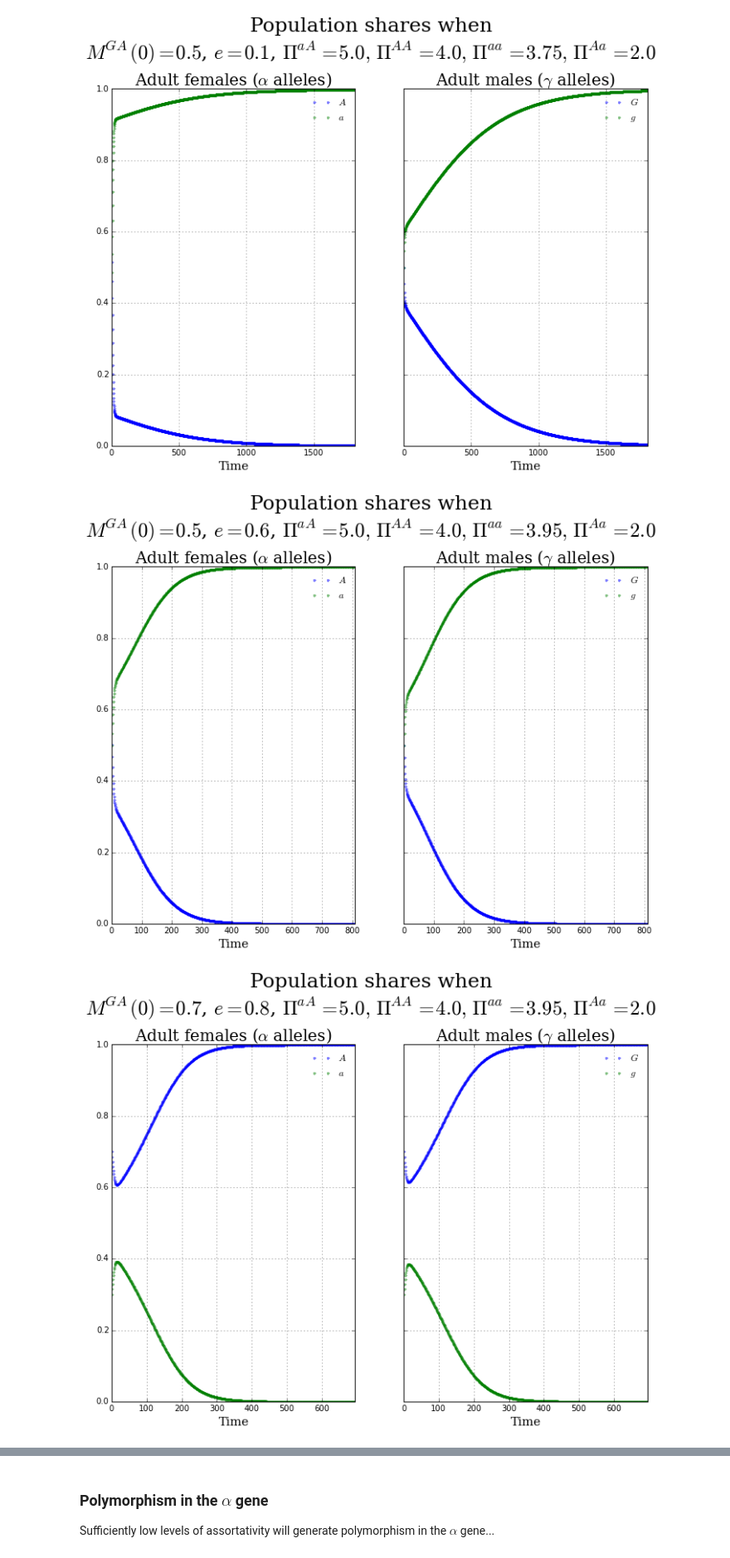
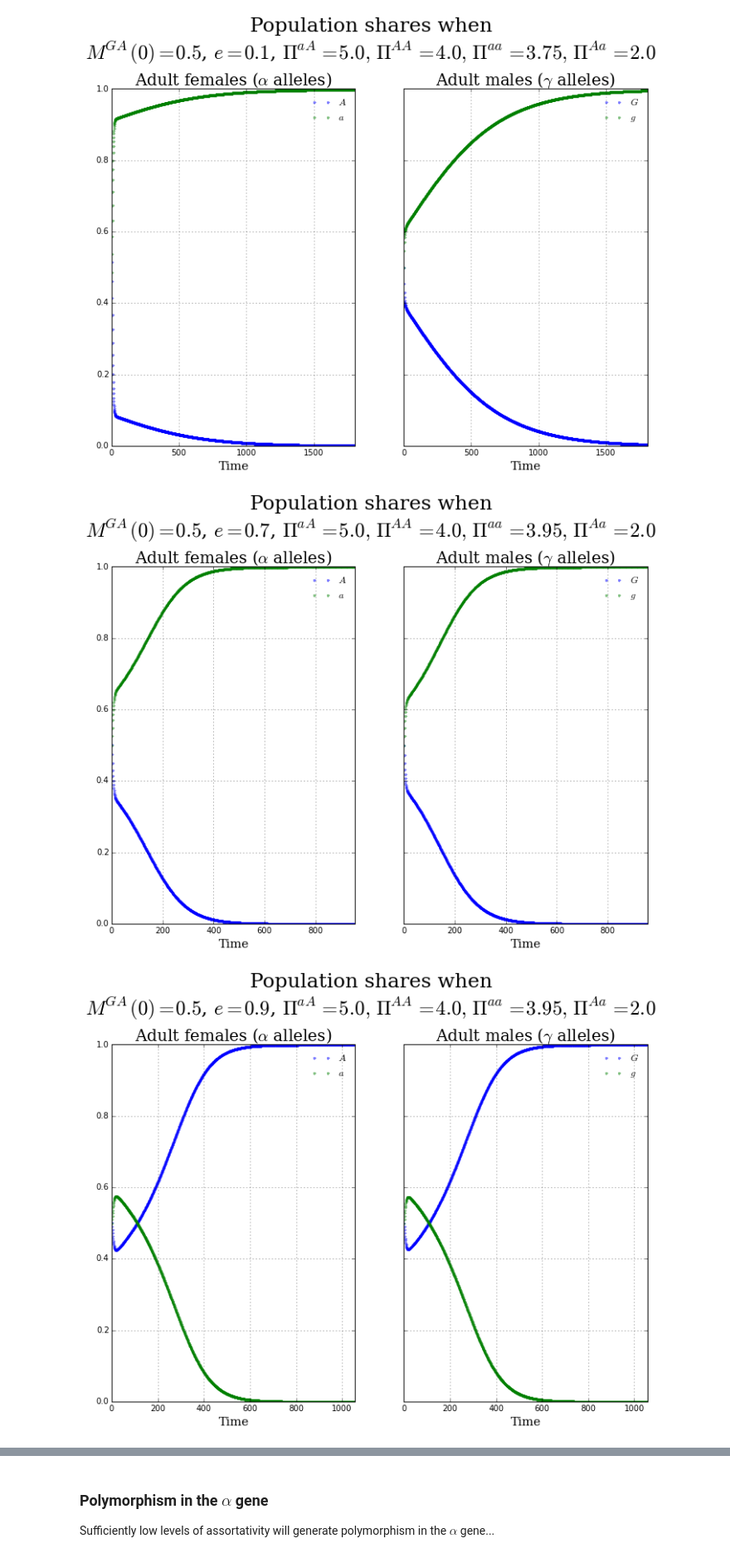
Before and after one commit to davidrpugh/population-ecology-approach, a Jupyter notebook: src/Wright-Bergstrom.ipynb, the cells around one changed output, grey strips where cells are left out. Shown at 83% size. Cells and saved outputs as stored; diff of their text form; code cells hidden in the pictures.

```diff
--- a/src/Wright-Bergstrom.ipynb
+++ b/src/Wright-Bergstrom.ipynb
@@ -368,7 +181,7 @@ plt.savefig('../images/selfish_corner_solution.pdf', bbox_inches='tight')
 # %% [output]
 [figure]
 # %%
-example_params = {'PiAA': 4.0, 'PiAa': 2.0, 'PiaA': 5.0, 'Piaa': 3.95, 'c': 2.0, 'e': 0.6}
+example_params = {'PiAA': 4.0, 'PiAa': 2.0, 'PiaA': 5.0, 'Piaa': 3.95, 'c': 2.0, 'e': 0.7}
 plot_isolated_subpopulations_simulation(wright_bergstrom_simulator, mGA0=0.5, rtol=1e-6,
                                         males='gamma_allele', females='alpha_allele', share=True,
                                         **example_params)
@@ -376,14 +189,14 @@ plot_isolated_subpopulations_simulation(wright_bergstrom_simulator, mGA0=0.5, rt
 plt.savefig('../images/multiple_equilibria_simulation_1.jpeg', bbox_inches='tight')
 plt.savefig('../images/multiple_equilibria_simulation_1.pdf', bbox_inches='tight')
 # %% [output]
-[figure, old version]
+[figure, new version]
 # %%
-example_params = {'PiAA': 4.0, 'PiAa': 2.0, 'PiaA': 5.0, 'Piaa': 3.95, 'c': 2.0, 'e': 0.8}
-plot_isolated_subpopulations_simulation(wright_bergstrom_simulator, mGA0=0.7, rtol=1e-6,
+example_params = {'PiAA': 4.0, 'PiAa': 2.0, 'PiaA': 5.0, 'Piaa': 3.95, 'c': 2.0, 'e': 0.9}
+plot_isolated_subpopulations_simulation(wright_bergstrom_simulator, mGA0=0.5, rtol=1e-6,
                                         males='gamma_allele', females='alpha_allele', share=True,
                                         **example_params)
 
 plt.savefig('../images/multiple_equilibria_simulation_2.jpeg', bbox_inches='tight')
 plt.savefig('../images/multiple_equilibria_simulation_2.pdf', bbox_inches='tight')
 # %% [output]
-[figure, old version]
+[figure, new version]
```
Also changed, not shown: parts of 8 cells of this notebook, 1 other file.
